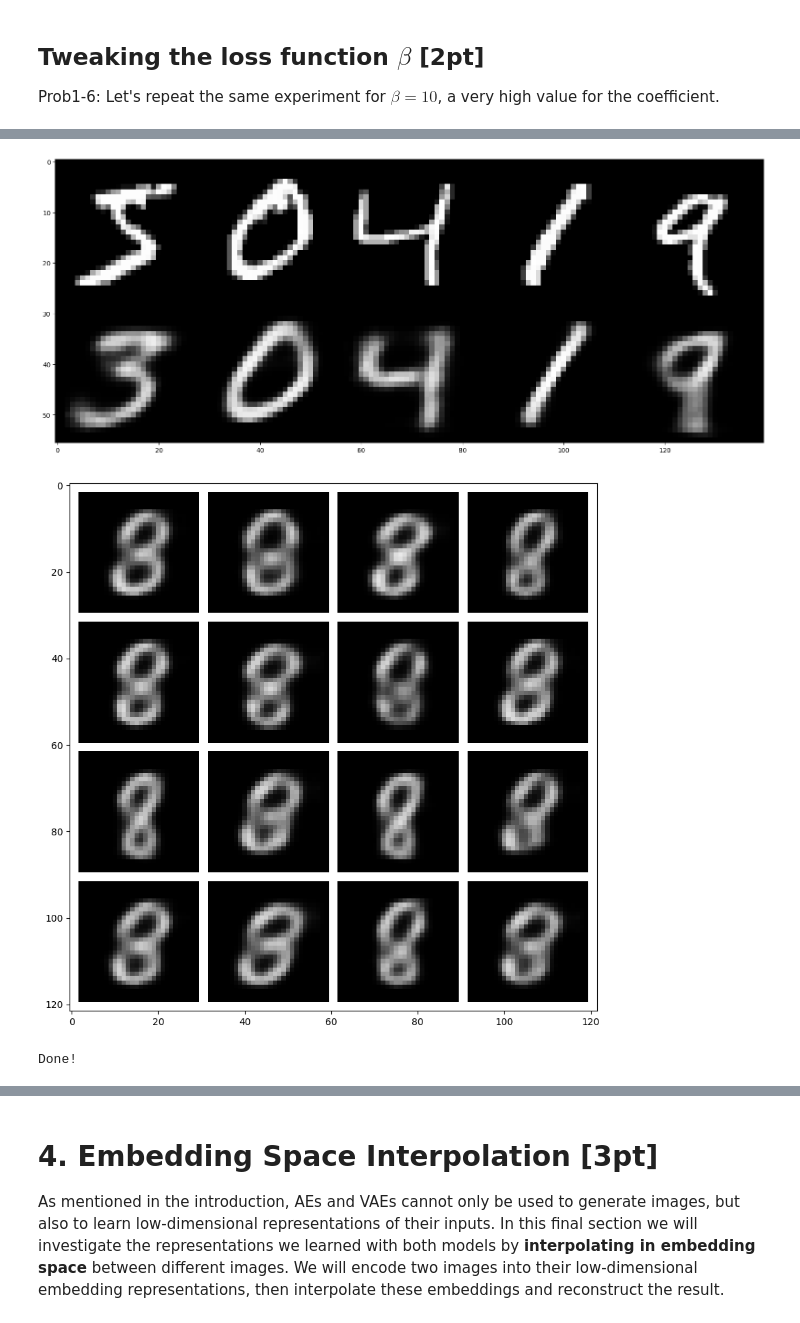
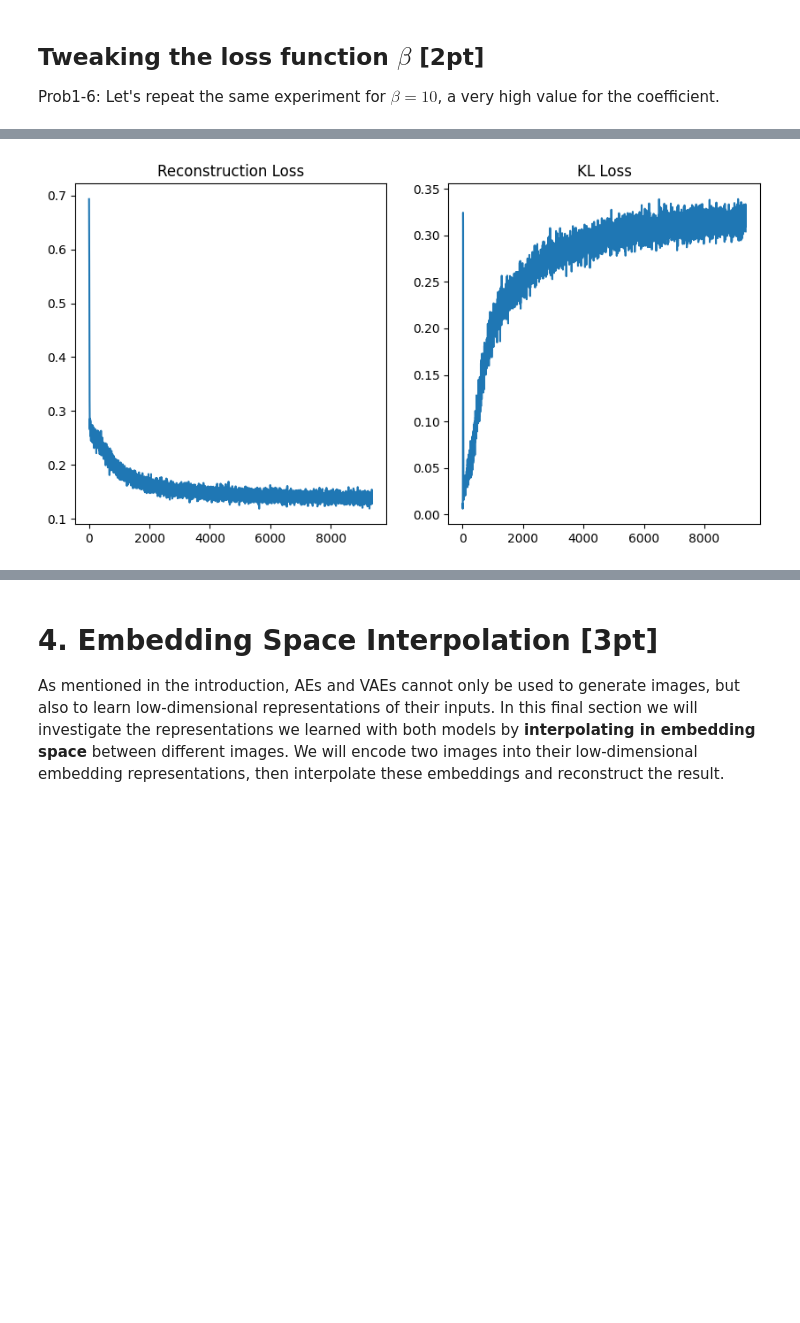
Before and after one commit to snehabandi/Deep-Learning-and-its-Applications, a Jupyter notebook: assignment2/Problem1_VAE_v0.ipynb, the cells around one changed output, grey strips where cells are left out. Saved outputs shown, nothing was run; the diff lists cells and outputs as text; code cells hidden in the pictures; blank space fills up the shorter version.

```diff
--- a/assignment2/Problem1_VAE_v0.ipynb
+++ b/assignment2/Problem1_VAE_v0.ipynb
@@ -666,7 +647,7 @@ nz = 32
 beta = 10
 
 ####################################### TODO #######################################
-epochs = 20      # recommended 5-20 epochs
+epochs = 5      # recommended 5-20 epochs
 #################################### END TODO ######################################
 
 # build VAE model
@@ -697,18 +678,16 @@ for ep in range(epochs):
   #       training loss. It outputs the total training loss and a dict containing    #
   #       the breakdown of reconstruction and KL loss.                               #
   ####################################################################################
-  batch_size,nworkers = 64,2
-  mnist_data_loader = torch.utils.data.DataLoader(mnist_train, batch_size=batch_size, shuffle=True, num_workers=nworkers,drop_last=True)
-
-  for train_it, rec_batch in enumerate(mnist_data_loader):
-    data, labels = rec_batch
-    x = data.reshape([batch_size,1,-1])
-
-    outputs = vae_model.forward(x)
-    total_loss, losses = vae_model.loss(x,outputs)
+  for data, labels in mnist_data_loader:
 
     optimizer.zero_grad()
+
+    x = data.reshape([batch_size,1,-1])
+    outputs = vae_model(x)
+
+    total_loss, losses = vae_model.loss(x,outputs)
     total_loss.backward()
+
     optimizer.step()
 
     rec_loss.append(losses['rec_loss']); kl_loss.append(losses['kl_loss'])
@@ -718,6 +697,7 @@ for ep in range(epochs):
     train_it += 1
 
 # visualize VAE reconstructions and samples from the generative model
+print("beta = ", beta)
 vis_reconstruction(vae_model, randomize=True)
 vis_samples(vae_model)
   #################################### END TODO ####################################
@@ -782,8 +777,8 @@ learning_rate = 1e-3
 nz = 32
 
 ####################################### TODO #######################################
-epochs = 20      # recommended 5-20 epochs
-beta = 0.5 # Tune this for best results
+epochs = 10      # recommended 5-20 epochs
+beta = 0.105 # Tune this for best results
 #################################### END TODO ######################################
 
 # build VAE model
@@ -814,17 +809,14 @@ for ep in range(epochs):
   #       training loss. It outputs the total training loss and a dict containing    #
   #       the breakdown of reconstruction and KL loss.                               #
   ####################################################################################
-  batch_size,nworkers = 64,2
-  mnist_data_loader = torch.utils.data.DataLoader(mnist_train, batch_size=batch_size, shuffle=True, num_workers=nworkers,drop_last=True)
+  for data, labels in mnist_data_loader:
+    optimizer.zero_grad()
 
-  for train_it, rec_batch in enumerate(mnist_data_loader):
-    data, labels = rec_batch
     x = data.reshape([batch_size,1,-1])
+    outputs = vae_model.forward(x)
 
-    outputs = vae_model.forward(x)
     total_loss, losses = vae_model.loss(x,outputs)
 
-    optimizer.zero_grad()
     total_loss.backward()
     optimizer.step()
 
@@ -833,10 +825,6 @@ for ep in range(epochs):
       print("It {}: Total Loss: {}, \t Rec Loss: {},\t KL Loss: {}"\
             .format(train_it, total_loss, losses['rec_loss'], losses['kl_loss']))
     train_it += 1
-
-# visualize VAE reconstructions and samples from the generative model
-vis_reconstruction(vae_model, randomize=False)
-vis_samples(vae_model)
   #################################### END TODO ####################################
 
 print("Done!")
@@ -874,3 +862 @@ It 900: Total Loss: 0.16500331461429596,         Rec Loss: 0.12344599515199661,
-[figure, old version]
+[figure, new version]
-[figure, removed]
-Done!
```
Also changed, not shown: parts of 22 cells of this notebook, 20 other files.
